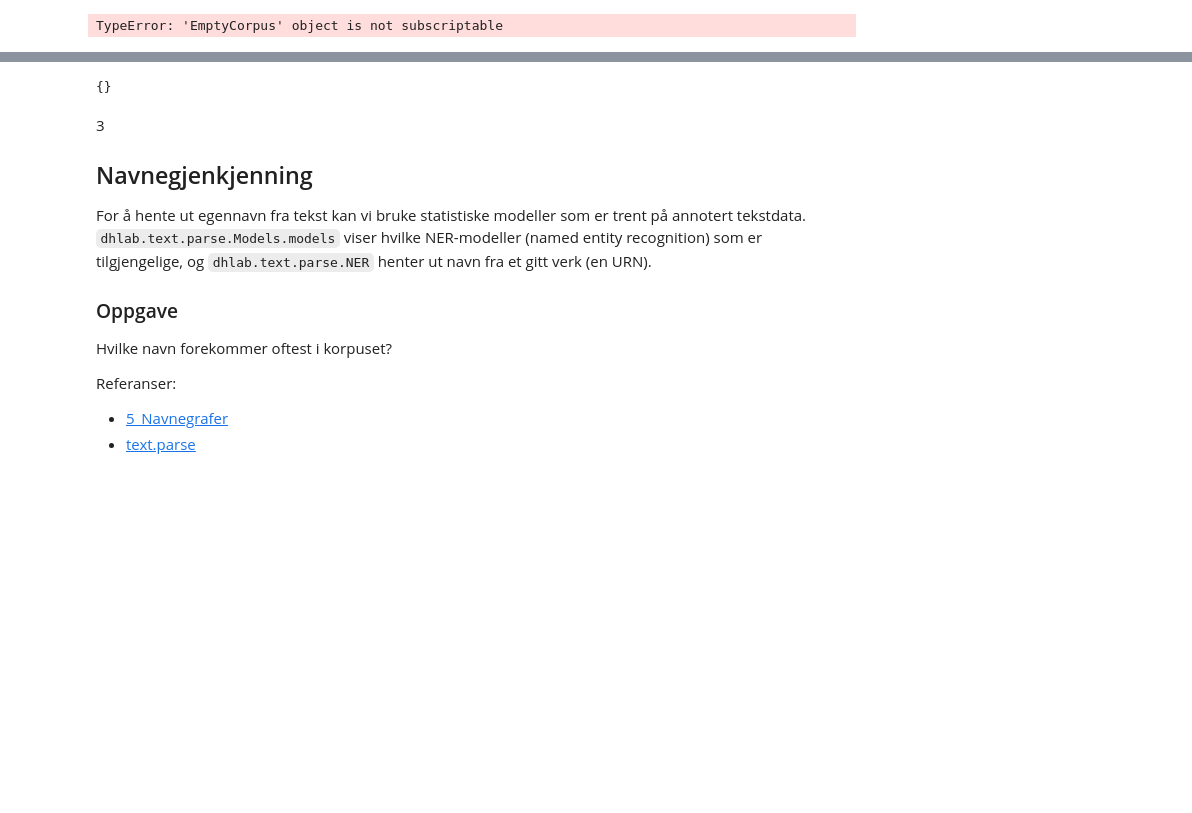
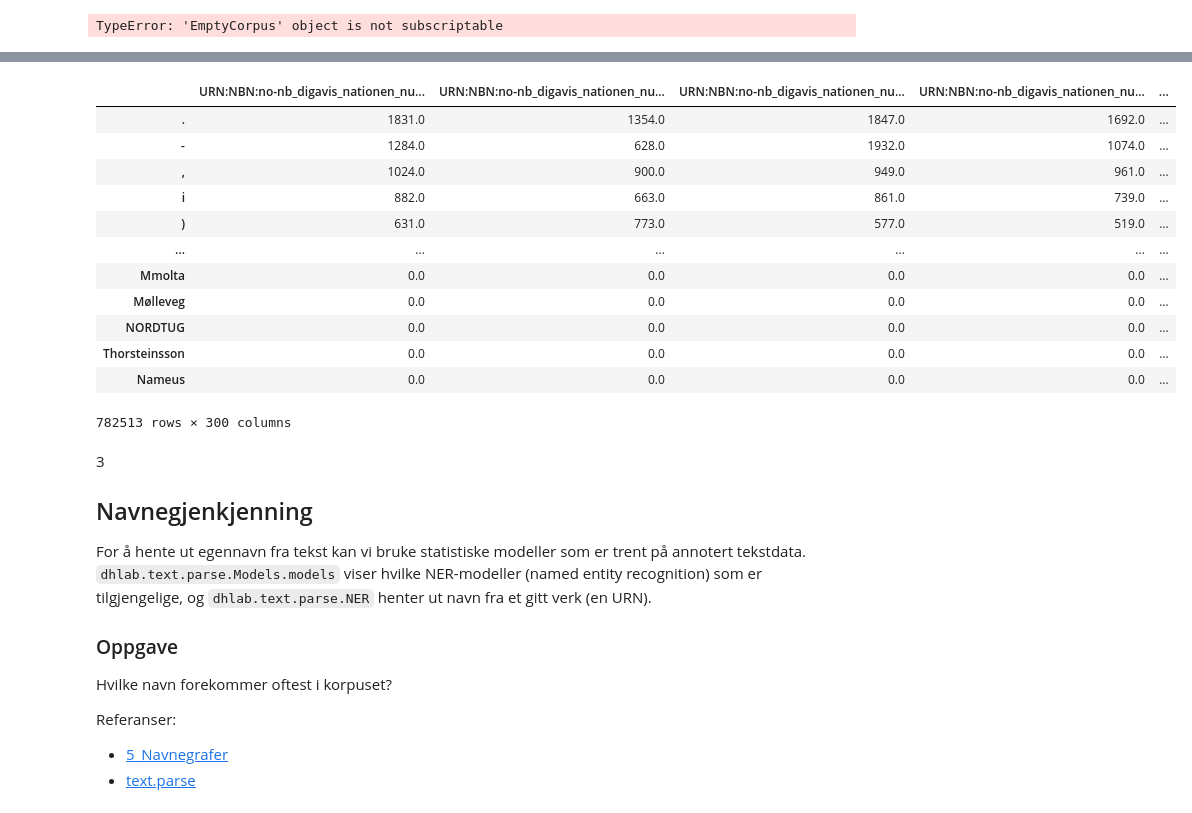
Before and after one commit to NationalLibraryOfNorway/digital_tekstanalyse, a Jupyter notebook: workshop2022/DHLAB_workshop_deloppgaver_Maria_og _Ingerid.ipynb, the cells around one changed output, grey strips where cells are left out. Cells and saved outputs as stored; diff of their text form; code cells hidden in the pictures; blank space fills up the shorter version.

```diff
--- a/workshop2022/DHLAB_workshop_deloppgaver_Maria_og _Ingerid.ipynb
+++ b/workshop2022/DHLAB_workshop_deloppgaver_Maria_og _Ingerid.ipynb
@@ -158,4 +159,7 @@ TypeError: 'EmptyCorpus' object is not subscriptable
 word_freqs = aggregate_urns(avis_urn)
+# %%
+
+word_freqs = Counts(bondecorpus)
 # %%
 bondecorpus.corpus.urn
 # %% [output]
@@ -172,9 +176,21 @@ bondecorpus.corpus.urn
 299    URN:NBN:no-nb_digavis_tronderavisa_null_null_2...
 Name: urn, Length: 300, dtype: object
 # %%
-word_freqs
+word_freqs.counts
 # %% [output]
+|  | URN:NBN:no-nb_digavis_nationen_nu... | URN:NBN:no-nb_digavis_nationen_nu... | URN:NBN:no-nb_digavis_nationen_nu... | URN:NBN:no-nb_digavis_nationen_nu... | ... |
+| . | 1831.0 | 1354.0 | 1847.0 | 1692.0 | ... |
+| - | 1284.0 | 628.0 | 1932.0 | 1074.0 | ... |
+| , | 1024.0 | 900.0 | 949.0 | 961.0 | ... |
+| i | 882.0 | 663.0 | 861.0 | 739.0 | ... |
+| ) | 631.0 | 773.0 | 577.0 | 519.0 | ... |
+| ... | ... | ... | ... | ... | ... |
+| Mmolta | 0.0 | 0.0 | 0.0 | 0.0 | ... |
+| Mølleveg | 0.0 | 0.0 | 0.0 | 0.0 | ... |
+| NORDTUG | 0.0 | 0.0 | 0.0 | 0.0 | ... |
+| Thorsteinsson | 0.0 | 0.0 | 0.0 | 0.0 | ... |
+| Nameus | 0.0 | 0.0 | 0.0 | 0.0 | ... |
-{}
+782513 rows × 300 columns
 # %% [markdown]
 3
 ## Navnegjenkjenning
```
Also changed, not shown: parts of 12 cells of this notebook, 1 other file.
